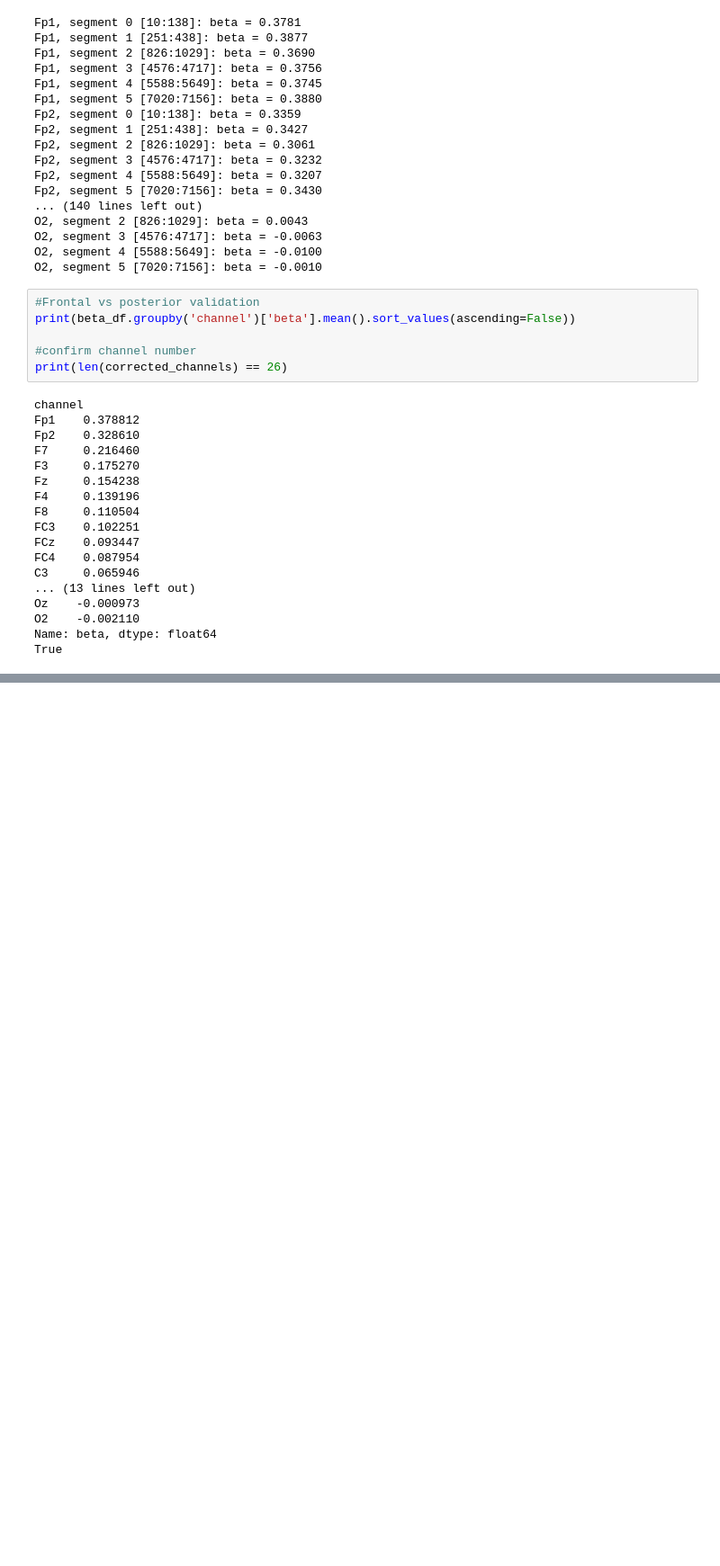
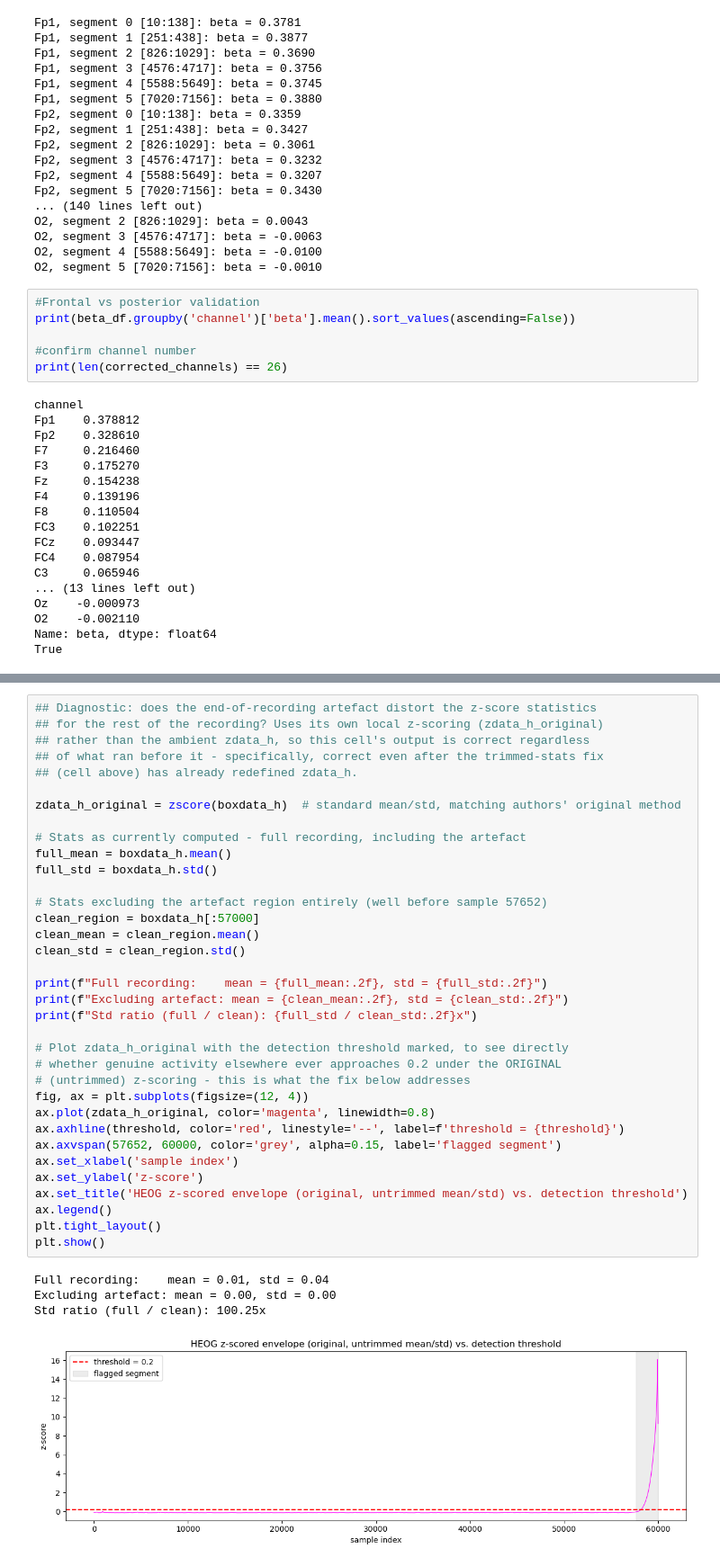
Before and after one commit to romy-weinstock/eeg-rtms-response-prediction, a Jupyter notebook: notebooks/02_preprocessing_pilot.ipynb, the cells around one changed output, grey strips where cells are left out. Shown at 90% size. Cells and saved outputs as stored; diff of their text form; blank space fills up the shorter version.

```diff
--- a/notebooks/02_preprocessing_pilot.ipynb
+++ b/notebooks/02_preprocessing_pilot.ipynb
@@ -1360,0 +1501,40 @@ matching the authors' structure. Output: `corrected_channels` (dict, 26 keys) an
+# %%
+## Diagnostic: does the end-of-recording artefact distort the z-score statistics
+## for the rest of the recording? Uses its own local z-scoring (zdata_h_original)
+## rather than the ambient zdata_h, so this cell's output is correct regardless
+## of what ran before it - specifically, correct even after the trimmed-stats fix
+## (cell above) has already redefined zdata_h.
+
+zdata_h_original = zscore(boxdata_h)  # standard mean/std, matching authors' original method
+
+# Stats as currently computed - full recording, including the artefact
+full_mean = boxdata_h.mean()
+full_std = boxdata_h.std()
+
+# Stats excluding the artefact region entirely (well before sample 57652)
+clean_region = boxdata_h[:57000]
+clean_mean = clean_region.mean()
+clean_std = clean_region.std()
+
+print(f"Full recording:    mean = {full_mean:.2f}, std = {full_std:.2f}")
+print(f"Excluding artefact: mean = {clean_mean:.2f}, std = {clean_std:.2f}")
+print(f"Std ratio (full / clean): {full_std / clean_std:.2f}x")
+
+# Plot zdata_h_original with the detection threshold marked, to see directly
+# whether genuine activity elsewhere ever approaches 0.2 under the ORIGINAL
+# (untrimmed) z-scoring - this is what the fix below addresses
+fig, ax = plt.subplots(figsize=(12, 4))
+ax.plot(zdata_h_original, color='magenta', linewidth=0.8)
+ax.axhline(threshold, color='red', linestyle='--', label=f'threshold = {threshold}')
+ax.axvspan(57652, 60000, color='grey', alpha=0.15, label='flagged segment')
+ax.set_xlabel('sample index')
+ax.set_ylabel('z-score')
+ax.set_title('HEOG z-scored envelope (original, untrimmed mean/std) vs. detection threshold')
+ax.legend()
+plt.tight_layout()
+plt.show()
+# %% [output]
+Full recording:    mean = 0.01, std = 0.04
+Excluding artefact: mean = 0.00, std = 0.00
+Std ratio (full / clean): 100.25x
+[figure, added]
```
Also changed, not shown: parts of 18 cells of this notebook, 2 other files.
